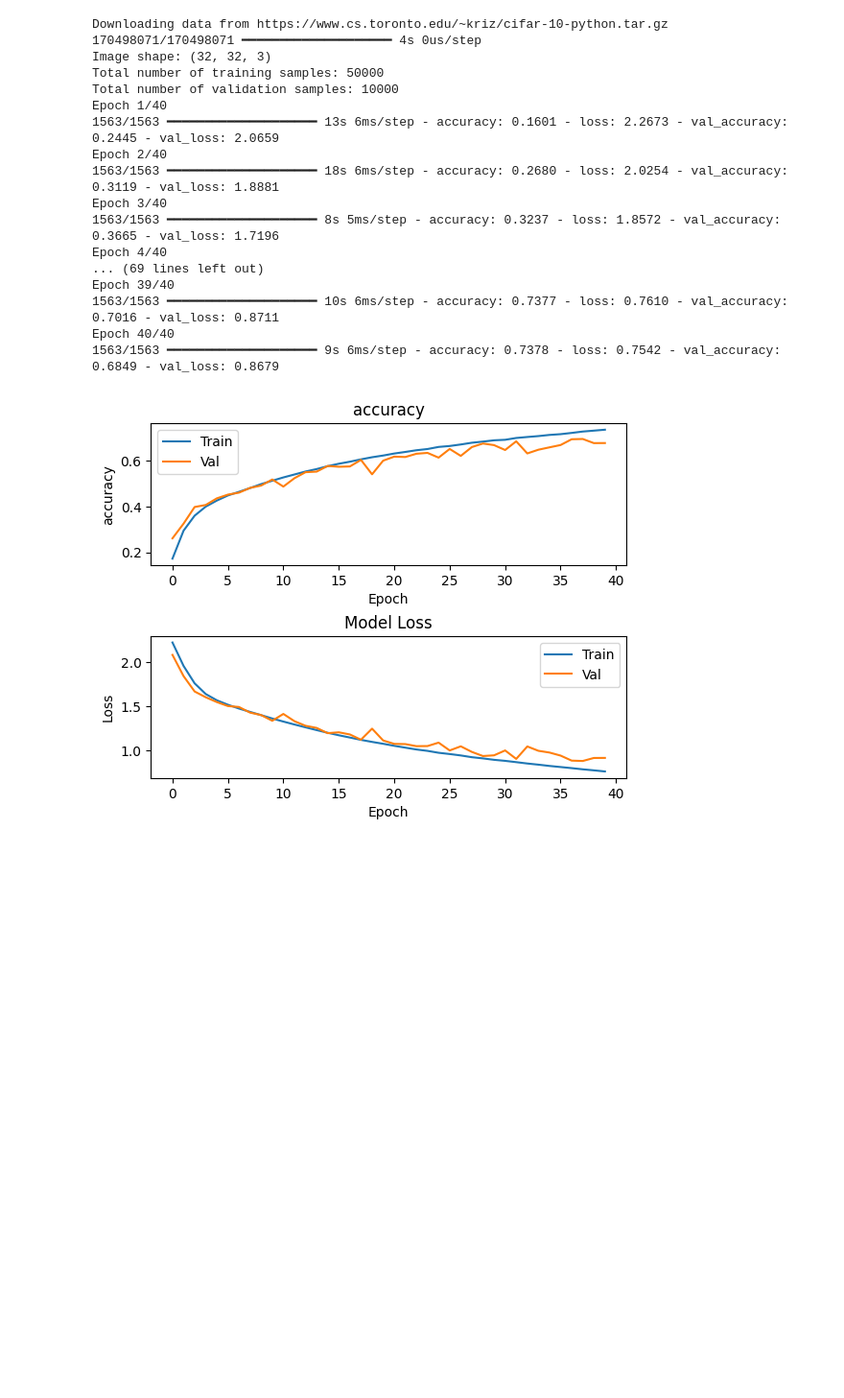
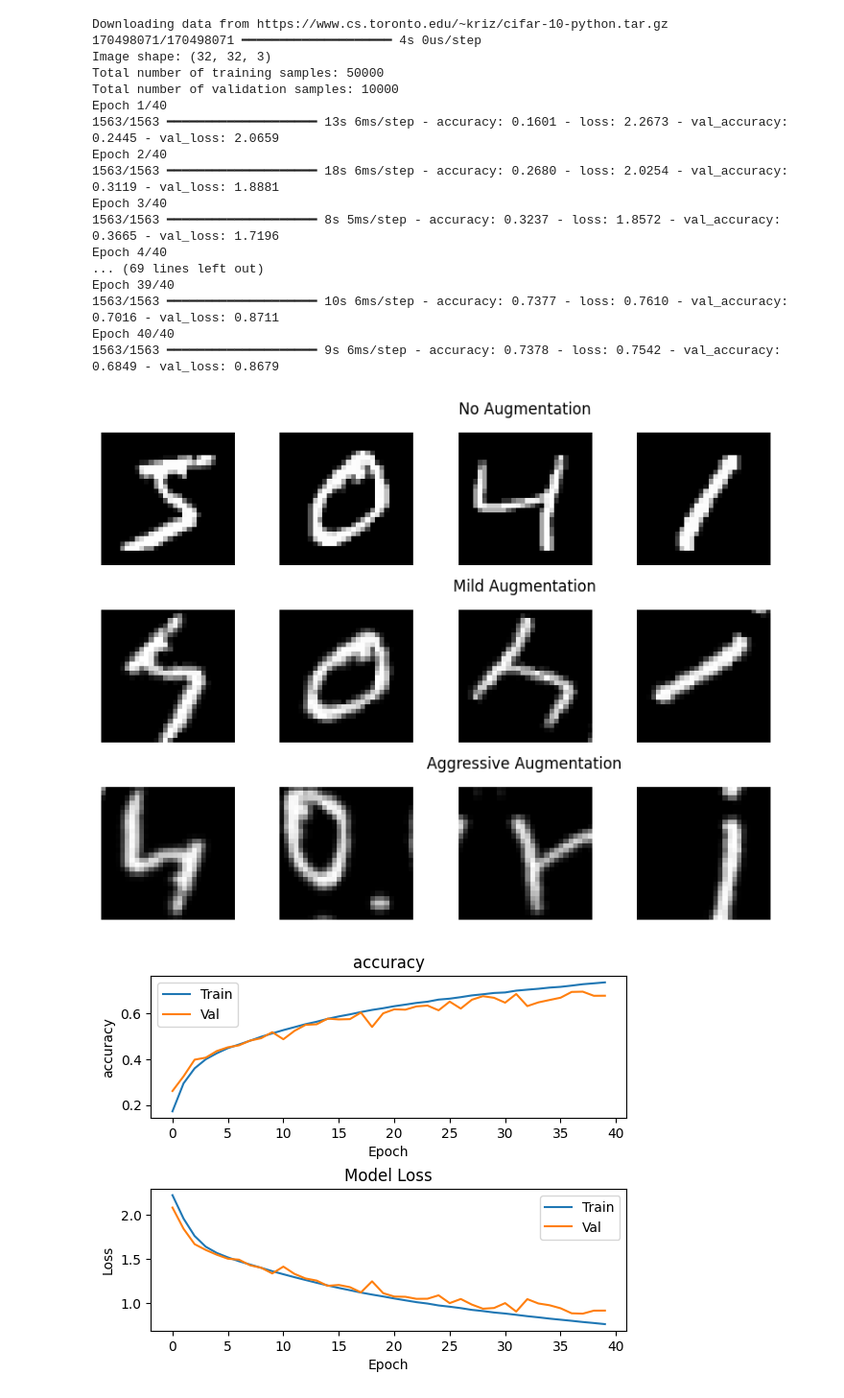
Before and after one commit to noamweitz/Deep-Learning, a Jupyter notebook: 03_Network_Training.ipynb, the cells around one changed output. Shown: that part at 96% size. Drawn from its saved outputs; the diff is of its cells as text; code cells hidden in the pictures; blank space fills up the shorter version.

```diff
--- a/03_Network_Training.ipynb
+++ b/03_Network_Training.ipynb
@@ -958,6 +958,49 @@ Epoch 39/40
 1563/1563 ━━━━━━━━━━━━━━━━━━━━ 10s 6ms/step - accuracy: 0.7377 - loss: 0.7610 - val_accuracy: 0.7016 - val_loss: 0.8711
 Epoch 40/40
 1563/1563 ━━━━━━━━━━━━━━━━━━━━ 9s 6ms/step - accuracy: 0.7378 - loss: 0.7542 - val_accuracy: 0.6849 - val_loss: 0.8679
+# %%
+import numpy as np
+import matplotlib.pyplot as plt
+import tensorflow as tf
+from tensorflow.keras.datasets import mnist
+from tensorflow.keras.layers import RandomRotation, RandomFlip, RandomTranslation
+
+# Load MNIST and normalize
+(x_train, _), _ = mnist.load_data()
+x_train = x_train[:5].astype("float32") / 255.0
+x_train = np.expand_dims(x_train, axis=-1)  # Add channel dimension
+
+# Define augmentation layers
+mild_augmentor = tf.keras.Sequential([
+    RandomRotation(factor=0.5)
+])
+
+aggressive_augmentor = tf.keras.Sequential([
+    RandomRotation(factor=0.5),
+    RandomFlip(mode="horizontal_and_vertical"),
+    RandomTranslation(height_factor=0.3, width_factor=0.3, fill_mode='reflect', interpolation='bilinear')
+])
+
+# Apply augmentations
+no_aug_images = x_train
+mild_aug_images = mild_augmentor(x_train, training=True).numpy()
+aggressive_aug_images = aggressive_augmentor(x_train, training=True).numpy()
+
+# Plot the images in 3 rows: No Aug, Mild, Aggressive
+fig, axs = plt.subplots(3, 4, figsize=(8, 6))
+titles = ["No Augmentation", "Mild Augmentation", "Aggressive Augmentation"]
+image_sets = [no_aug_images, mild_aug_images, aggressive_aug_images]
+
+for row in range(3):
+    for col in range(4):
+        axs[row, col].imshow(image_sets[row][col].squeeze(), cmap="gray")
+        axs[row, col].axis("off")
+    axs[row, 2].set_title(titles[row], fontsize=12, pad=15)
+
+plt.tight_layout()
+plt.show()
+# %% [output]
+[figure, added]
 # %%
 plot_history(history_5, metric='accuracy')
 # %% [output]
```
